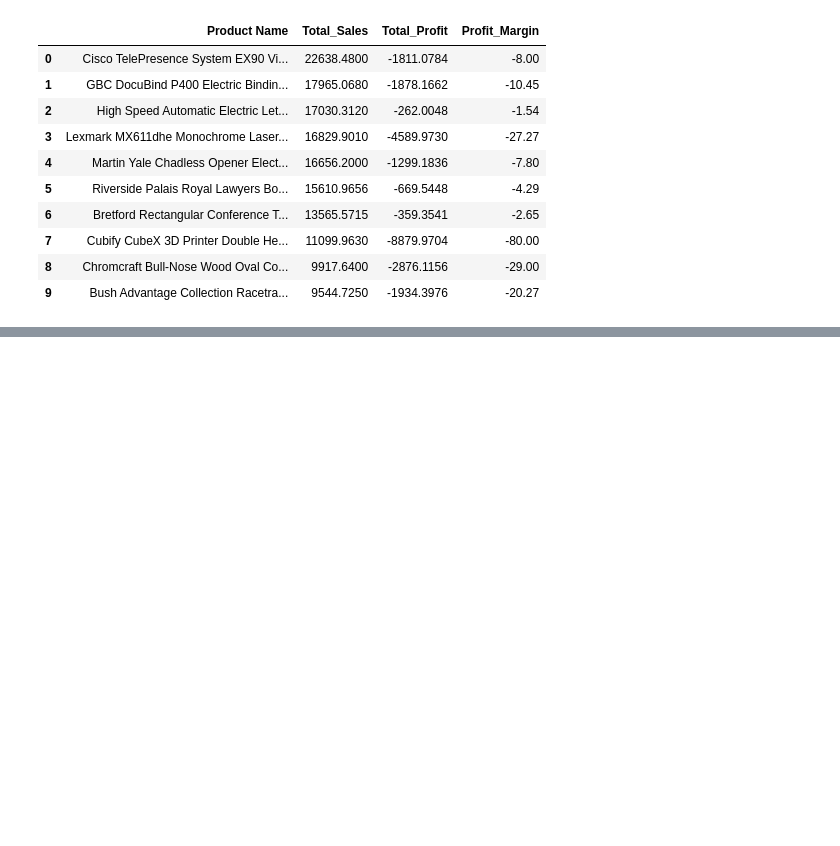
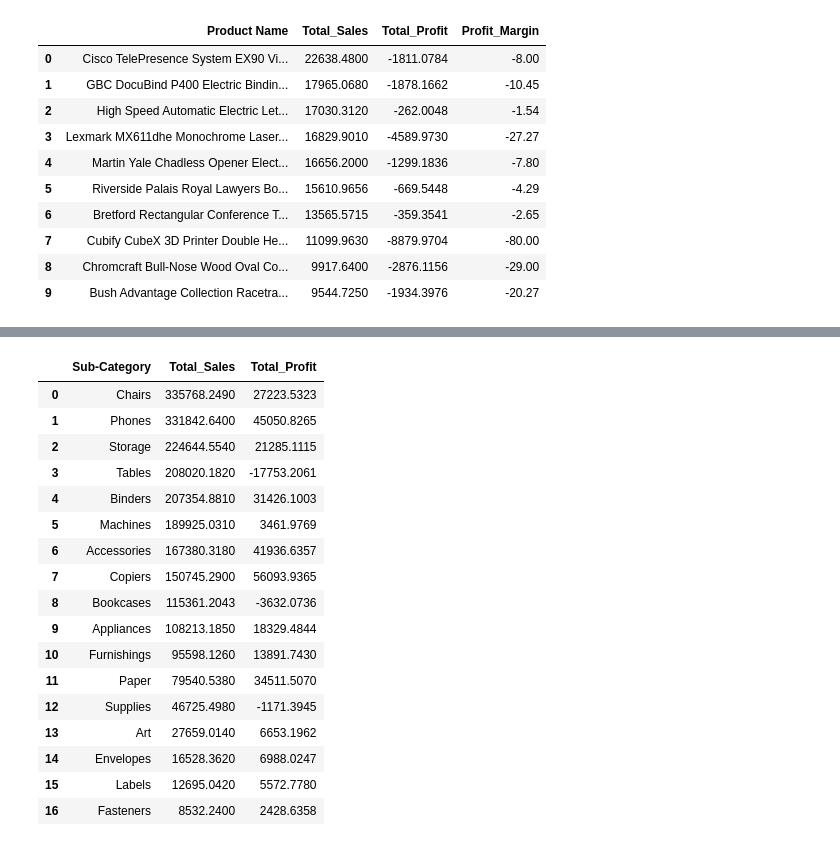
Before and after one commit to theaviwalunj/retail-sales-profit-analytics, a Jupyter notebook: Python/01_data_analysis.ipynb, the cells around one changed output, grey strips where cells are left out. Cells and saved outputs as stored; diff of their text form; code cells hidden in the pictures; blank space fills up the shorter version.

```diff
--- a/Python/01_data_analysis.ipynb
+++ b/Python/01_data_analysis.ipynb
@@ -785,3 +785,10 @@ result.head(10)
 | 7 | Cubify CubeX 3D Printer Double He... | 11099.9630 | -8879.9704 | -80.00 |
 | 8 | Chromcraft Bull-Nose Wood Oval Co... | 9917.6400 | -2876.1156 | -29.00 |
 | 9 | Bush Advantage Collection Racetra... | 9544.7250 | -1934.3976 | -20.27 |
+# %%
+import sqlite3
+import pandas as pd
+
+conn = sqlite3.connect(
+    r"C:\Users\KUNAL\Plain Text\Sql\retail_sales.db"
+)
@@ -787,0 +862,33 @@ result.head(10)
+# %%
+query = """
+SELECT
+    "Sub-Category",
+    SUM(Sales) AS Total_Sales,
+    SUM(Profit) AS Total_Profit
+FROM sales
+GROUP BY "Sub-Category"
+ORDER BY Total_Sales DESC;
+"""
+
+subcategory_sql = pd.read_sql_query(query, conn)
+
+subcategory_sql
+# %% [output]
+|  | Sub-Category | Total_Sales | Total_Profit |
+| 0 | Chairs | 335768.2490 | 27223.5323 |
+| 1 | Phones | 331842.6400 | 45050.8265 |
+| 2 | Storage | 224644.5540 | 21285.1115 |
+| 3 | Tables | 208020.1820 | -17753.2061 |
+| 4 | Binders | 207354.8810 | 31426.1003 |
+| 5 | Machines | 189925.0310 | 3461.9769 |
+| 6 | Accessories | 167380.3180 | 41936.6357 |
+| 7 | Copiers | 150745.2900 | 56093.9365 |
+| 8 | Bookcases | 115361.2043 | -3632.0736 |
+| 9 | Appliances | 108213.1850 | 18329.4844 |
+| 10 | Furnishings | 95598.1260 | 13891.7430 |
+| 11 | Paper | 79540.5380 | 34511.5070 |
+| 12 | Supplies | 46725.4980 | -1171.3945 |
+| 13 | Art | 27659.0140 | 6653.1962 |
+| 14 | Envelopes | 16528.3620 | 6988.0247 |
+| 15 | Labels | 12695.0420 | 5572.7780 |
+| 16 | Fasteners | 8532.2400 | 2428.6358 |
```
Also changed, not shown: parts of 14 cells of this notebook, 3 other files.
